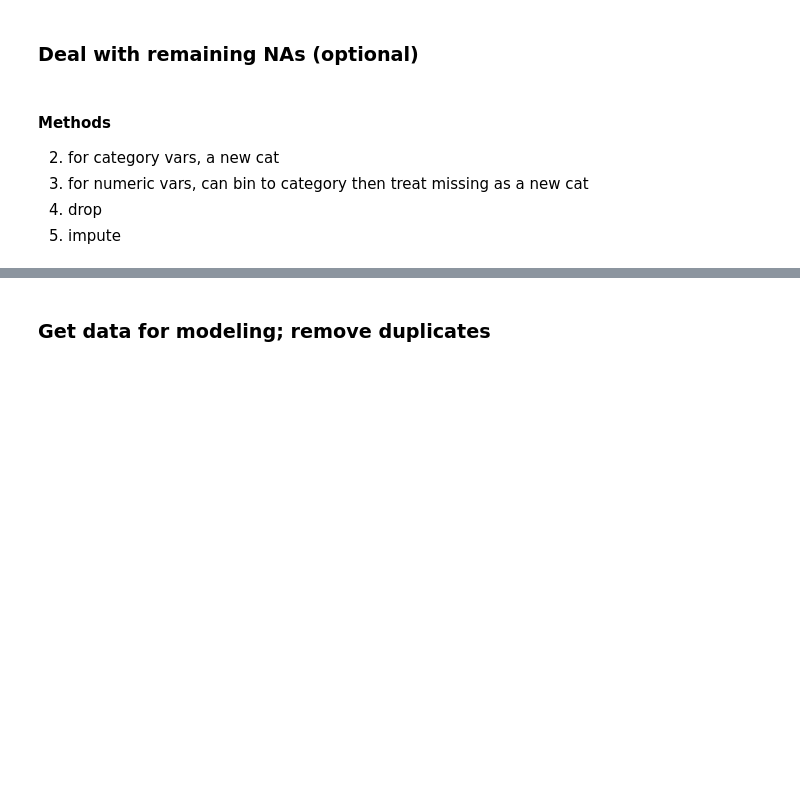
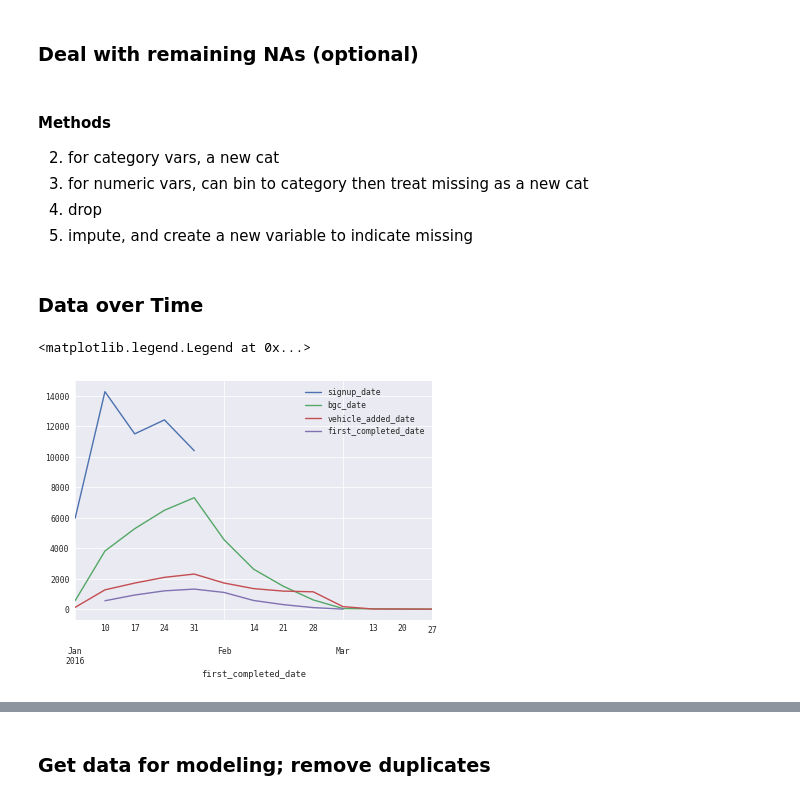
Before and after one commit to yuwei2341/PYSCRP, a Jupyter notebook: EDA.ipynb, the cells around one changed output, grey strips where cells are left out. Saved outputs shown, nothing was run; the diff lists cells and outputs as text; code cells hidden in the pictures; blank space fills up the shorter version.

```diff
--- a/EDA.ipynb
+++ b/EDA.ipynb
@@ -150,0 +158,9 @@ Drop samples:
+# %%
+cat_vars = ['city_name', u'signup_os', u'signup_channel',
+           # u'vehicle_make', u'vehicle_model',
+           ]
+for col in cat_vars:
+    display(df[col].value_counts(dropna=False))
+
+# Check weird vehicle make - Some do have trips, so keep them
+display(df[df['vehicle_make'].isin([u'Bicycle', u'Bike', 'Walker', 'Autobot'])])
@@ -151,21 +216,7 @@ Drop samples:
 # %%
-df = df0.copy()
-
 ## signup os
 df.loc[df['signup_os'].isnull(), 'signup_os'] = 'missing'
 
-## vehicle make
-luxury = [u'Acura', u'Audi', u'BMW', u'Bentley', u'Cadillac',
-          u'Infiniti', u'Jaguar', u'Land Rover', u'Lexus', u'Lincoln',
-          u'Maserati', u'Mercedes-Benz', u'Mini', u'Pontiac', u'Porsche',
-          u'Tesla', u'Volvo']
-non_car = [u'Bicycle', u'Bike', 'Walker']
-# this looks a joke, though there is even one trip...
-df = df.drop(df[df['vehicle_make'] == 'Autobot'].index)
-df['vehicle_type'] = 'missing'
-df['vehicle_type'].loc[df['vehicle_make'].isin(luxury)] = 'luxury'
-df['vehicle_type'].loc[df['vehicle_make'].isin(non_car)] = 'non_car'
-df['vehicle_type'].loc[(df['vehicle_make'].notnull()) & (df['vehicle_type'] == 'missing')] = 'other'
 
 ## vehicle date
 df['vehicle_added_date'] = pd.to_datetime(df.vehicle_added_date)
@@ -238,7 +284,7 @@ fraction of signups taking a first trip after correction: 0.111
 2. for category vars, a new cat
 3. for numeric vars, can bin to category then treat missing as a new cat
 2. drop
-3. impute
+3. impute, and create a new variable to indicate missing
 # %%
 # drop na if not many
 #df.dropna().shape
@@ -252,3 +298,14 @@ fraction of signups taking a first trip after correction: 0.111
 # get binary var from categorical vars with missing
 # nan_col = df2.columns[df2.isnull().any()]
 # df2 = pd.concat([pd.get_dummies(df2.ix[:, nan_col], drop_first=False), df2], axis=1).drop(nan_col, axis=1
+# %% [markdown]
+### Data over Time
+# %%
+f, ax = plt.subplots()
+date_cols = ['signup_date', 'bgc_date', 'vehicle_added_date', 'first_completed_date']
+for col in date_cols:
+    df.groupby(pd.Grouper(key=col, freq='W'))['id'].count().plot(ax=ax, label=col)
+ax.legend()
+# %% [output]
+<matplotlib.legend.Legend at 0x...>
+[figure, added]
```
Also changed, not shown: parts of 17 cells of this notebook.
